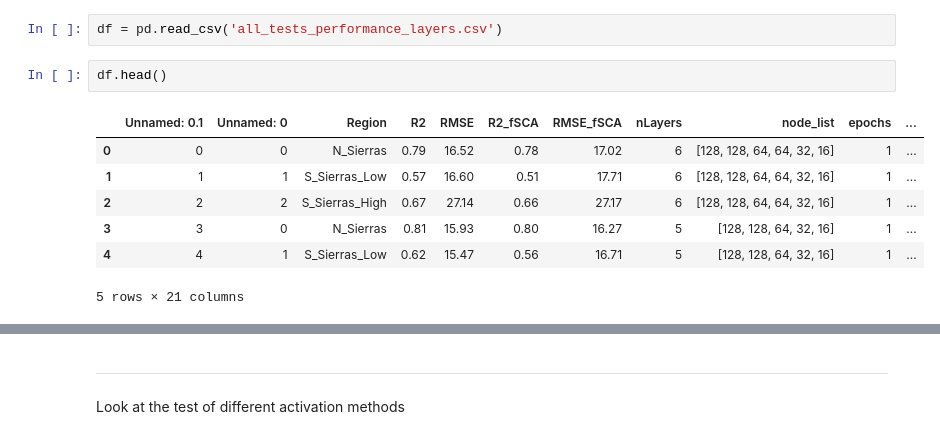
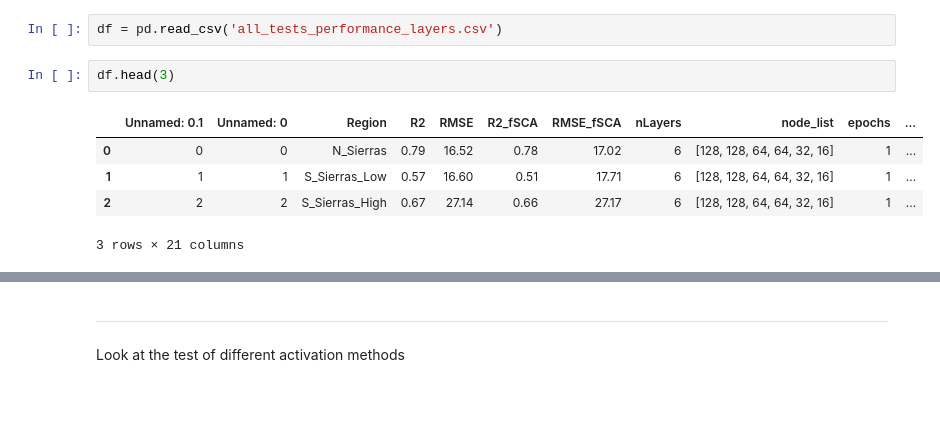
Before and after one commit to geo-smart/Snow-Extrapolation, a Jupyter notebook: contributors/gridsearch/training-sensitivity-analysis.ipynb, the cells around one changed output, grey strips where cells are left out. Cells and saved outputs as stored; diff of their text form; blank space fills up the shorter version.

```diff
--- a/contributors/gridsearch/training-sensitivity-analysis.ipynb
+++ b/contributors/gridsearch/training-sensitivity-analysis.ipynb
@@ -38,13 +50,11 @@ Read in
 # %%
 df = pd.read_csv('all_tests_performance_layers.csv')
 # %%
-df.head()
+df.head(3)
 # %% [output]
 |  | Unnamed: 0.1 | Unnamed: 0 | Region | R2 | RMSE | R2_fSCA | RMSE_fSCA | nLayers | node_list | epochs | ... |
 | 0 | 0 | 0 | N_Sierras | 0.79 | 16.52 | 0.78 | 17.02 | 6 | [128, 128, 64, 64, 32, 16] | 1 | ... |
 | 1 | 1 | 1 | S_Sierras_Low | 0.57 | 16.60 | 0.51 | 17.71 | 6 | [128, 128, 64, 64, 32, 16] | 1 | ... |
 | 2 | 2 | 2 | S_Sierras_High | 0.67 | 27.14 | 0.66 | 27.17 | 6 | [128, 128, 64, 64, 32, 16] | 1 | ... |
-| 3 | 3 | 0 | N_Sierras | 0.81 | 15.93 | 0.80 | 16.27 | 5 | [128, 128, 64, 32, 16] | 1 | ... |
-| 4 | 4 | 1 | S_Sierras_Low | 0.62 | 15.47 | 0.56 | 16.71 | 5 | [128, 128, 64, 32, 16] | 1 | ... |
-5 rows × 21 columns
+3 rows × 21 columns
 # %%
```
Also changed, not shown: parts of 8 cells of this notebook.
